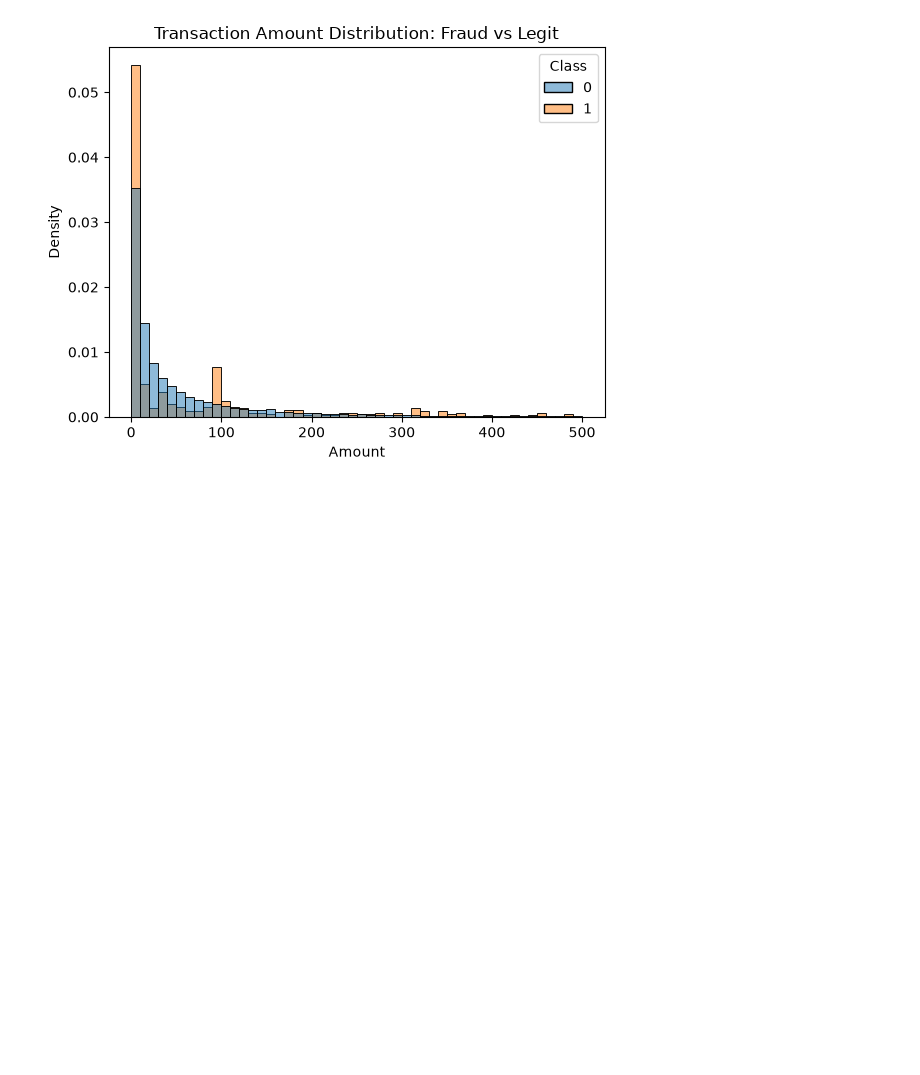
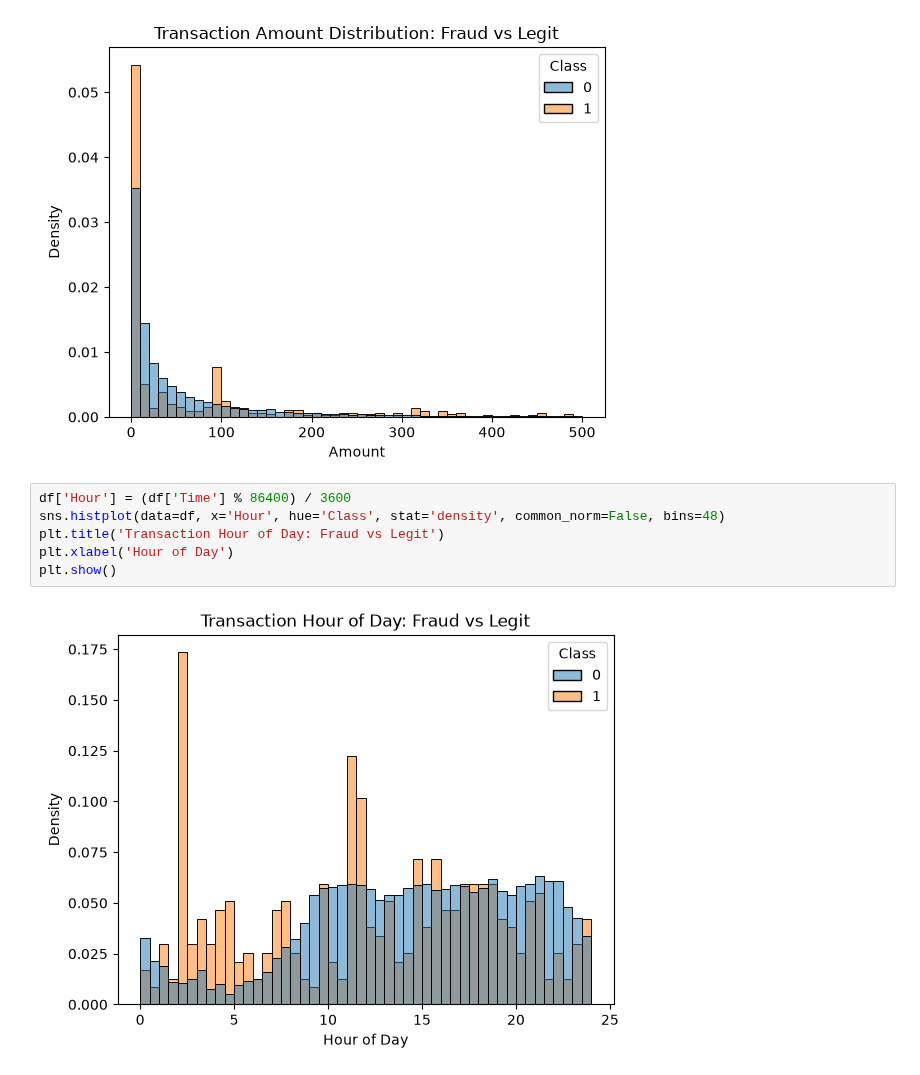
Before and after one commit to Farazfaiyazazar/credit-card-fraud-detection, a Jupyter notebook: eda.ipynb, the cells around one changed output. Saved outputs shown, nothing was run; the diff lists cells and outputs as text; blank space fills up the shorter version.

Commit message:
Step 3: Hour of day pattern - fraud spikes at 2-3AM

```diff
--- a/eda.ipynb
+++ b/eda.ipynb
@@ -39,3 +39,11 @@ plt.xlabel('Amount')
 plt.show()
 # %% [output]
 [figure]
+# %%
+df['Hour'] = (df['Time'] % 86400) / 3600
+sns.histplot(data=df, x='Hour', hue='Class', stat='density', common_norm=False, bins=48)
+plt.title('Transaction Hour of Day: Fraud vs Legit')
+plt.xlabel('Hour of Day')
+plt.show()
+# %% [output]
+[figure, added]
```
